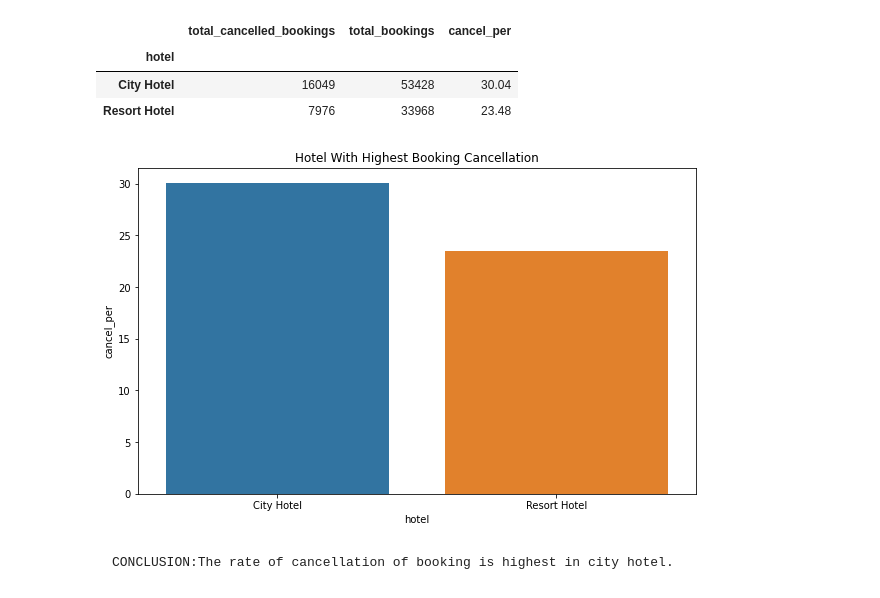
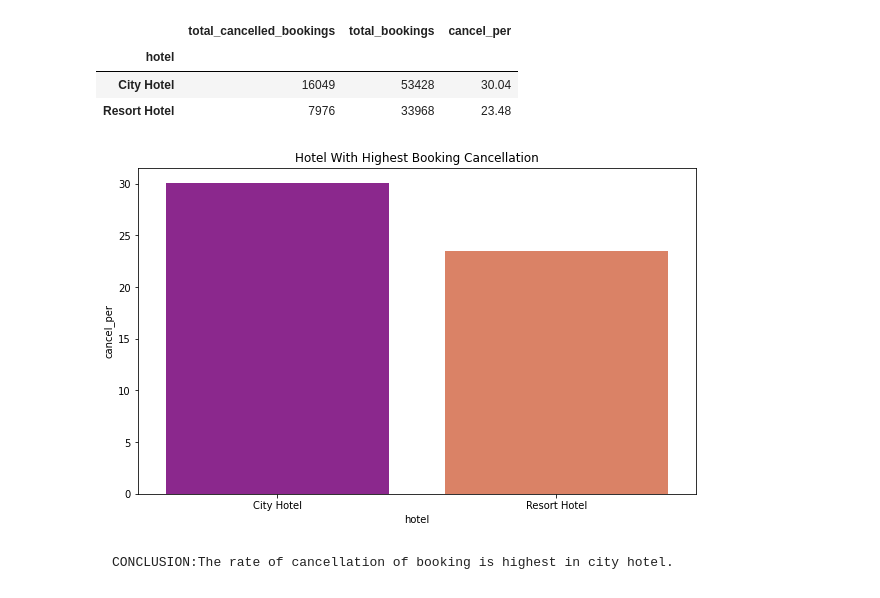
Before and after one commit to Adeve903/Ambuj-EDA-Hotel-booking, a Jupyter notebook: Hotel_Booking_Analysis_Capstone_Project.ipynb, the cells around one changed output. Drawn from its saved outputs; the diff is of its cells as text; code cells hidden in the pictures.

```diff
--- a/Hotel_Booking_Analysis_Capstone_Project.ipynb
+++ b/Hotel_Booking_Analysis_Capstone_Project.ipynb
@@ -408,11 +443,11 @@ a3
 | Resort Hotel | 7976 | 33968 | 23.48 |
 # %%
 plt.figure(figsize = (10,6))
-sbn.barplot(x = a3.index, y = a3['cancel_per'])
+sbn.barplot(x = a3.index, y = a3['cancel_per'],palette = 'plasma')
 plt.title('Hotel With Highest Booking Cancellation')
 plt.show()
 # %% [output]
-[figure, old version]
+[figure, new version]
 # %% [markdown]
     CONCLUSION:The rate of cancellation of booking is highest in city hotel.
 # %% [markdown]
```
Also changed, not shown: parts of 5 cells of this notebook.
